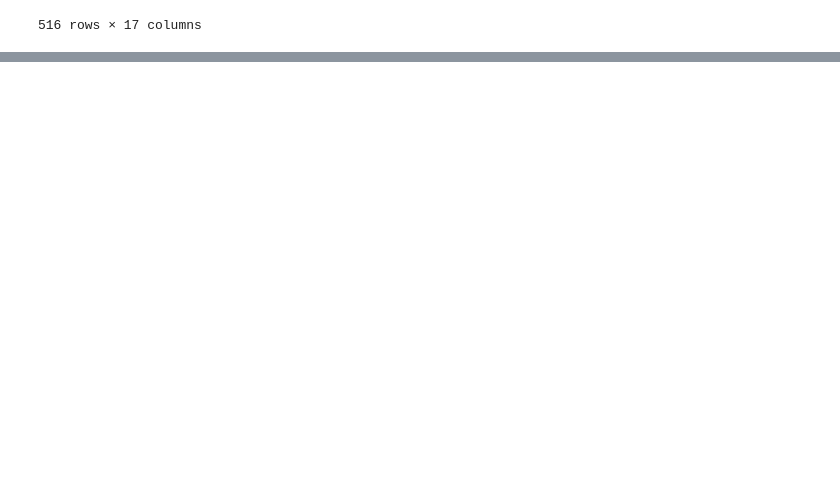
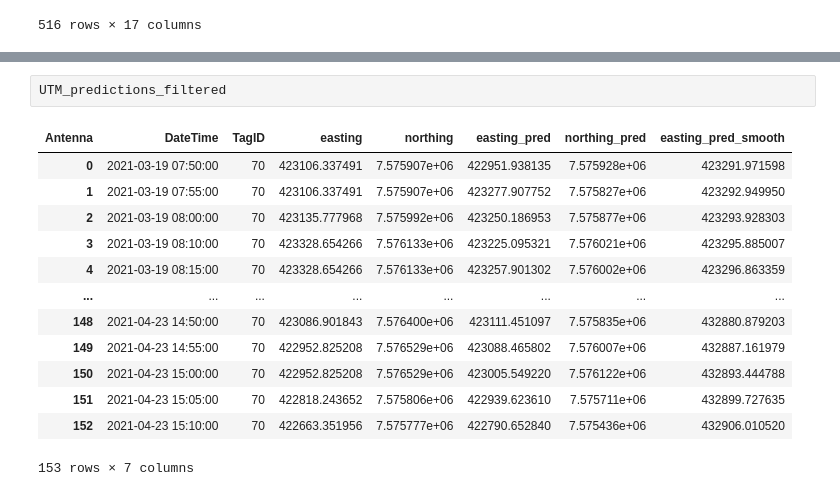
Before and after one commit to johnvanosta/ml4rt, a Jupyter notebook: Train_models.ipynb, the cells around one changed output, grey strips where cells are left out. Saved outputs shown, nothing was run; the diff lists cells and outputs as text; blank space fills up the shorter version.

```diff
--- a/Train_models.ipynb
+++ b/Train_models.ipynb
@@ -174,0 +290,16 @@ sim_data_preproc
+# %%
+UTM_predictions_filtered
+# %% [output]
+| Antenna | DateTime | TagID | easting | northing | easting_pred | northing_pred | easting_pred_smooth |
+| 0 | 2021-03-19 07:50:00 | 70 | 423106.337491 | 7.575907e+06 | 422951.938135 | 7.575928e+06 | 423291.971598 |
+| 1 | 2021-03-19 07:55:00 | 70 | 423106.337491 | 7.575907e+06 | 423277.907752 | 7.575827e+06 | 423292.949950 |
+| 2 | 2021-03-19 08:00:00 | 70 | 423135.777968 | 7.575992e+06 | 423250.186953 | 7.575877e+06 | 423293.928303 |
+| 3 | 2021-03-19 08:10:00 | 70 | 423328.654266 | 7.576133e+06 | 423225.095321 | 7.576021e+06 | 423295.885007 |
+| 4 | 2021-03-19 08:15:00 | 70 | 423328.654266 | 7.576133e+06 | 423257.901302 | 7.576002e+06 | 423296.863359 |
+| ... | ... | ... | ... | ... | ... | ... | ... |
+| 148 | 2021-04-23 14:50:00 | 70 | 423086.901843 | 7.576400e+06 | 423111.451097 | 7.575835e+06 | 432880.879203 |
+| 149 | 2021-04-23 14:55:00 | 70 | 422952.825208 | 7.576529e+06 | 423088.465802 | 7.576007e+06 | 432887.161979 |
+| 150 | 2021-04-23 15:00:00 | 70 | 422952.825208 | 7.576529e+06 | 423005.549220 | 7.576122e+06 | 432893.444788 |
+| 151 | 2021-04-23 15:05:00 | 70 | 422818.243652 | 7.575806e+06 | 422939.623610 | 7.575711e+06 | 432899.727635 |
+| 152 | 2021-04-23 15:10:00 | 70 | 422663.351956 | 7.575777e+06 | 422790.652840 | 7.575436e+06 | 432906.010520 |
+153 rows × 7 columns
```
Also changed, not shown: parts of 17 cells of this notebook, 2 other files.
